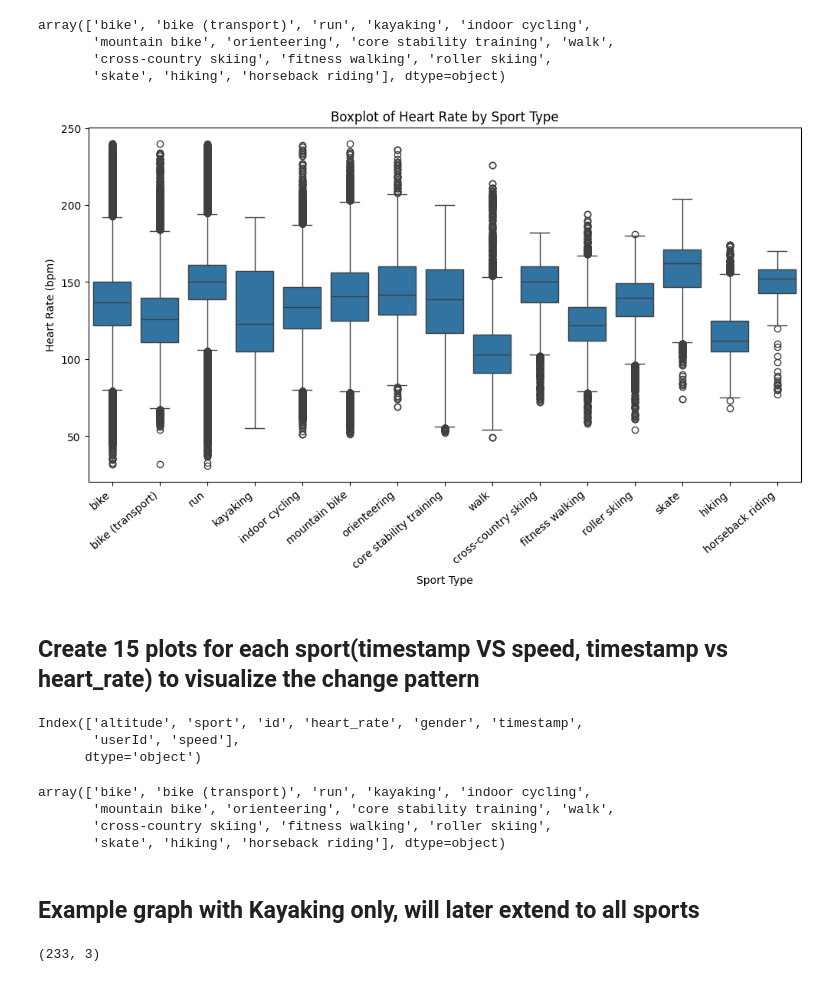
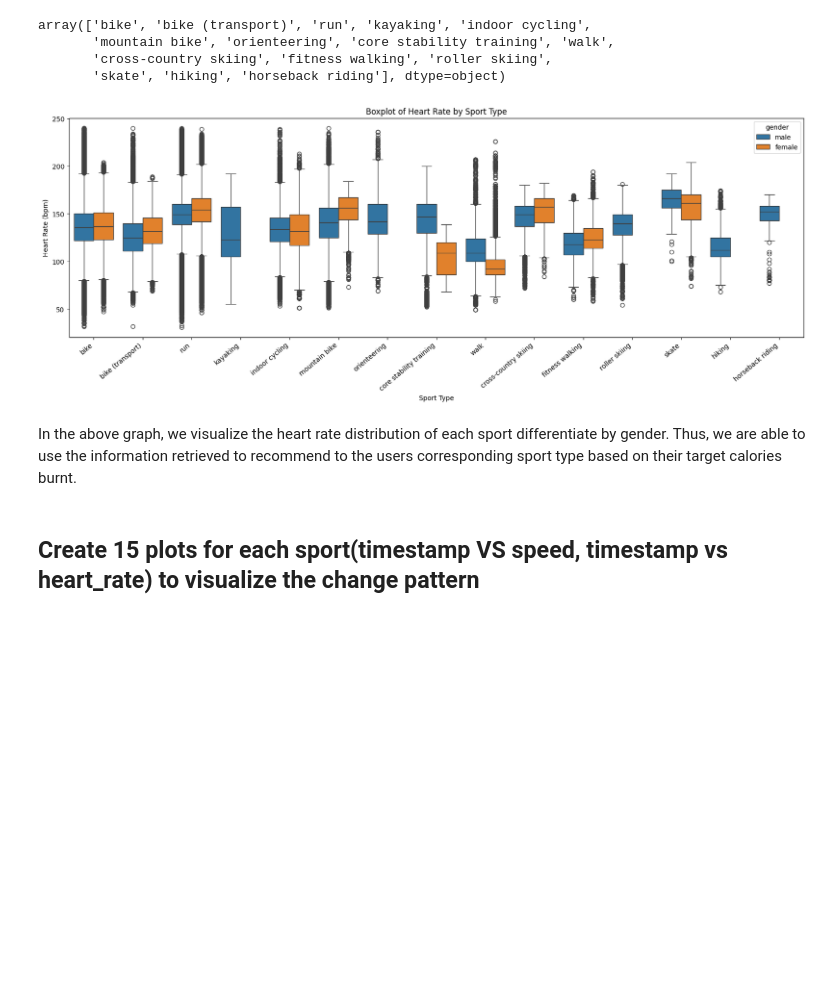
Before and after one commit to YingzeHou/DS200_Graduate_Proj, a Jupyter notebook: src/pre_process.ipynb, the cells around one changed output. Drawn from its saved outputs; the diff is of its cells as text; code cells hidden in the pictures; blank space fills up the shorter version.

Commit message:
Add pre-cleaning plots and markdown descriptions

```diff
--- a/src/pre_process.ipynb
+++ b/src/pre_process.ipynb
@@ -59,57 +158,54 @@ df.head()
 # %% [markdown]
 ## Create boxplot to describe the heart rate performance for each type of sport, help with the recommendation
 # %%
-def generate_sport_heart_rate_df(sport_type):
+def generate_sport_heart_rate_df(sport_type, gender):
     '''
     Since values in original dataframe are stored in list, we can create individual dataframes for each sport type
     to record the heart rate for plotting purpose
     '''
     heart_rate_dict = {}
     for index, row in df.iterrows():
-        if row['sport'] == sport_type:
+        if row['sport'] == sport_type and row['gender'] == gender:
             if sport_type not in heart_rate_dict:
                 heart_rate_dict[sport_type] = []
             heart_rate_dict[sport_type].extend(row['heart_rate'])
 
     df_heart_rate_by_type = pd.DataFrame.from_dict(heart_rate_dict).rename(columns={sport_type:'heart rate'})
     df_heart_rate_by_type['type'] = sport_type
+    df_heart_rate_by_type['gender'] = gender
     return df_heart_rate_by_type
 # %%
-sport_type_dfs = []
 sport_types = df['sport'].unique()
-display(sport_types)
-for sport in sport_types:
-    sport_type_dfs.append(generate_sport_heart_rate_df(sport))
+sport_types
 # %% [output]
 array(['bike', 'bike (transport)', 'run', 'kayaking', 'indoor cycling',
        'mountain bike', 'orienteering', 'core stability training', 'walk',
        'cross-country skiing', 'fitness walking', 'roller skiing',
        'skate', 'hiking', 'horseback riding'], dtype=object)
+# %%
+# Generate heart rate dataframe for male
+sport_type_dfs_male = []
+for sport in sport_types:
+    sport_type_dfs_male.append(generate_sport_heart_rate_df(sport, 'male'))
+# %%
+# Generate heart rate dataframe for female
+sport_type_dfs_female = []
+for sport in sport_types:
+    sport_type_dfs_female.append(generate_sport_heart_rate_df(sport, 'female'))
 # %%
-df_sport_heart_rate = pd.concat(sport_type_dfs)
-plt.figure(figsize=(12, 6))
-ax = sns.boxplot(data=df_sport_heart_rate, x='type', y='heart rate')
+
+# Create side-by-side boxplot to indicate the heart rate distribution of each type sport for both male and female
+df_sport_heart_rate = pd.concat(sport_type_dfs_male+sport_type_dfs_female)
+plt.figure(figsize=(20, 6))
+ax = sns.boxplot(data=df_sport_heart_rate, x='type', y='heart rate', hue='gender')
 ax.set_xlabel('Sport Type')
 ax.set_ylabel('Heart Rate (bpm)')
 ax.set_xticklabels(ax.get_xticklabels(), rotation=40, ha="right")
 plt.title('Boxplot of Heart Rate by Sport Type')
 plt.show()
 # %% [output]
-[figure, old version]
+[figure, new version]
+# %% [markdown]
+In the above graph, we visualize the heart rate distribution of each sport differentiate by gender. Thus, we are able to use the information retrieved to recommend to the users corresponding sport type based on their target calories burnt.
 # %% [markdown]
 ## Create 15 plots for each sport(timestamp VS speed, timestamp vs heart_rate) to visualize the change pattern
-# %%
-df.columns
-# %% [output]
-Index(['altitude', 'sport', 'id', 'heart_rate', 'gender', 'timestamp',
-       'userId', 'speed'],
-      dtype='object')
-# %%
-df['sport'].unique()
-# %% [output]
-array(['bike', 'bike (transport)', 'run', 'kayaking', 'indoor cycling',
-       'mountain bike', 'orienteering', 'core stability training', 'walk',
-       'cross-country skiing', 'fitness walking', 'roller skiing',
-       'skate', 'hiking', 'horseback riding'], dtype=object)
-# %% [markdown]
-## Example graph with Kayaking only, will later extend to all sports
@@ -152,4 +211,0 @@ filtered_df = filtered_df.drop(columns=['time_diff'])
-# %%
-filtered_df.shape
-# %% [output]
-(233, 3)
```
Also changed, not shown: parts of 14 cells of this notebook.
